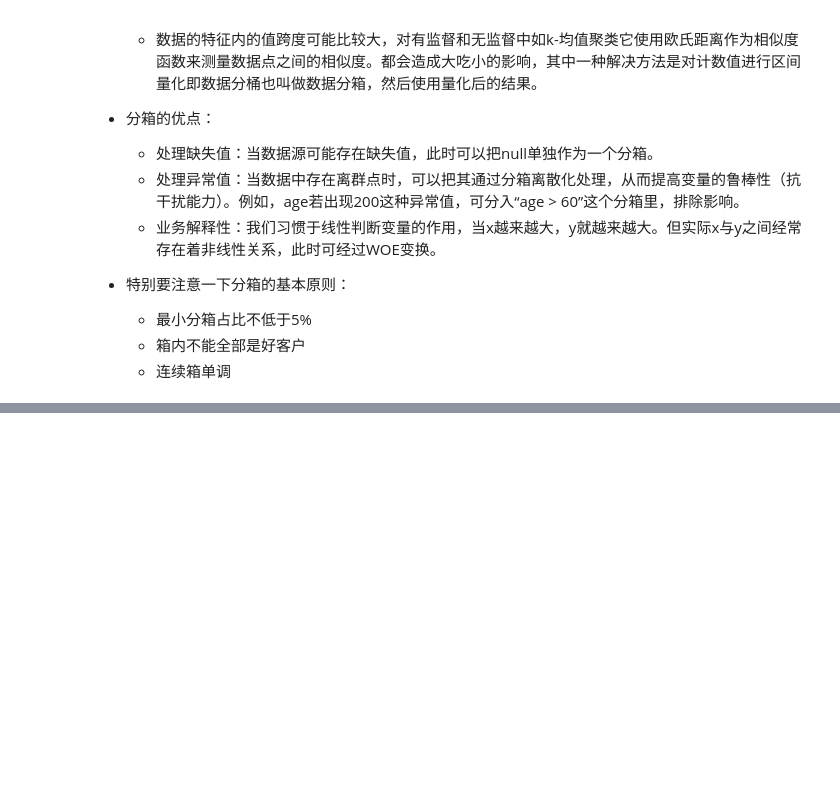
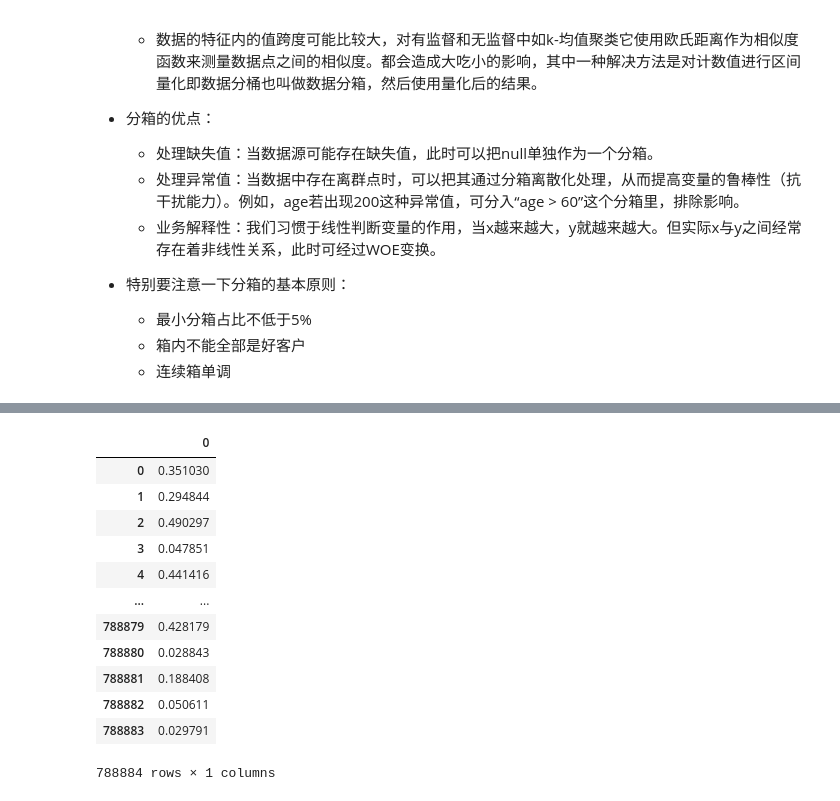
Before and after one commit to ShiChongNo1/ali-load_default, a Jupyter notebook: data_processed.ipynb, the cells around one changed output, grey strips where cells are left out. Saved outputs shown, nothing was run; the diff lists cells and outputs as text; code cells hidden in the pictures; blank space fills up the shorter version.

```diff
--- a/data_processed.ipynb
+++ b/data_processed.ipynb
@@ -582,0 +790,2 @@ dtype: int64
+# %%
+lgb_train, lgb_test = lgb_model(x_train, y_train, x_test)
@@ -582,0 +810,3 @@ dtype: int64
+# %%
+lgb_train = pd.DataFrame(lgb_train)
+lgb_train.to_csv('./result/lgbm_trian_k5.csv', index=False)
@@ -582,0 +816,16 @@ dtype: int64
+# %%
+lgb_train
+# %% [output]
+|  | 0 |
+| 0 | 0.351030 |
+| 1 | 0.294844 |
+| 2 | 0.490297 |
+| 3 | 0.047851 |
+| 4 | 0.441416 |
+| ... | ... |
+| 788879 | 0.428179 |
+| 788880 | 0.028843 |
+| 788881 | 0.188408 |
+| 788882 | 0.050611 |
+| 788883 | 0.029791 |
+788884 rows × 1 columns
```
Also changed, not shown: parts of 44 cells of this notebook.
